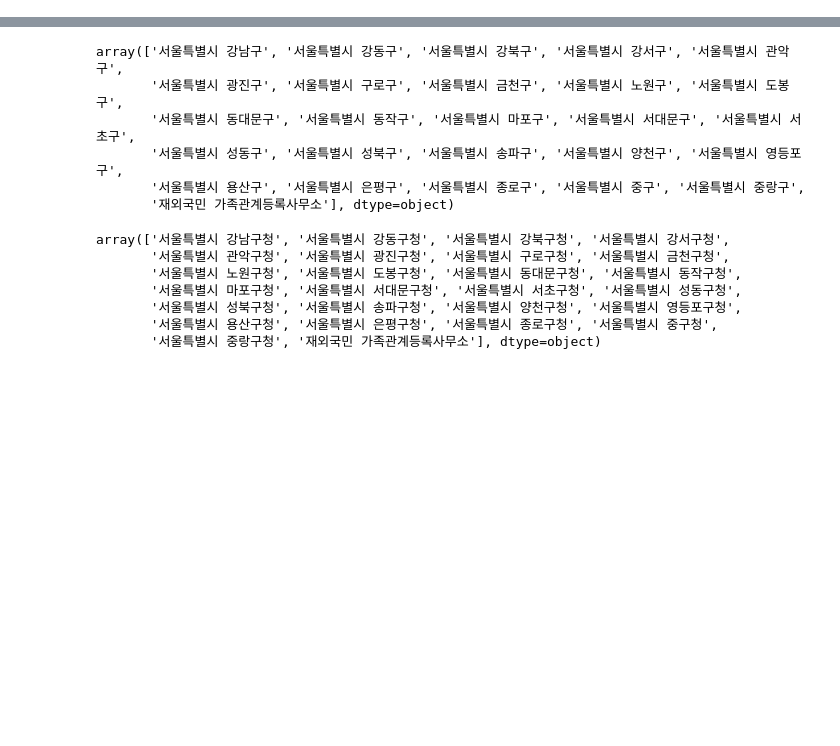
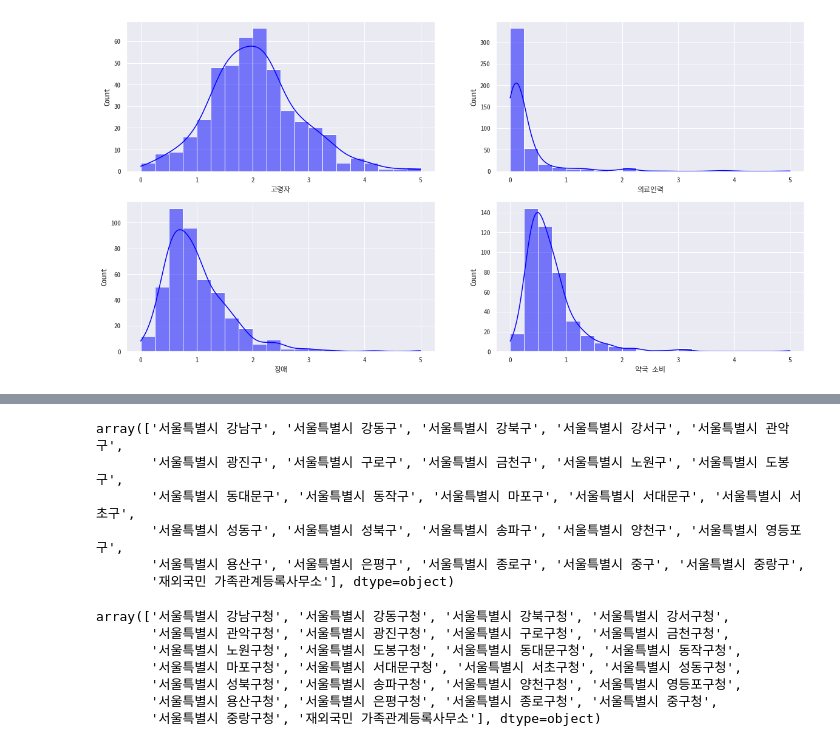
Before and after one commit to ChoiInYeol/KHUDA-Seoul-BigDataCampus, a Jupyter notebook: 9. 서울시빅캠전처리.ipynb, the cells around one changed output, grey strips where cells are left out. Saved outputs shown, nothing was run; the diff lists cells and outputs as text; code cells hidden in the pictures; blank space fills up the shorter version.

```diff
--- a/9. 서울시빅캠전처리.ipynb
+++ b/9. 서울시빅캠전처리.ipynb
@@ -83,0 +313,19 @@ See the caveats in the documentation: https://pandas.pydata.org/pandas-docs/stab
+# %%
+가중치6 = 가중치5[["고령자", "의료인력", "장애", "약국소비"]]
+# %%
+from sklearn.preprocessing import MinMaxScaler
+scaler = MinMaxScaler(feature_range=(0,5)) ## 각 칼럼 데이터 값을 0~3 범위로 변환
+scaler.fit(가중치6) ## 각 칼럼 데이터마다 변환할 함수 생성
+transformed_X = scaler.transform(가중치6) ## fit에서 만들어진 함수를 실제로 데이터에 적용
+transformed_X = pd.DataFrame(transformed_X)
+transformed_X.columns = ["고령자", "의료인력", "장애", "약국 소비"]
+# %%
+import seaborn as sns
+col_n = 2
+row_n = 2
+
+fig, ax = plt.subplots(ncols=col_n, nrows=row_n, figsize=(20,row_n*5))
+for i,col in enumerate(transformed_X.columns):
+    sns.histplot(transformed_X[col], bins=20, ax=ax[int(i/col_n),int(i%col_n)], kde=True, color="blue")
+# %% [output]
+[figure, added]
```
Also changed, not shown: parts of 39 cells of this notebook, 1 other file.
